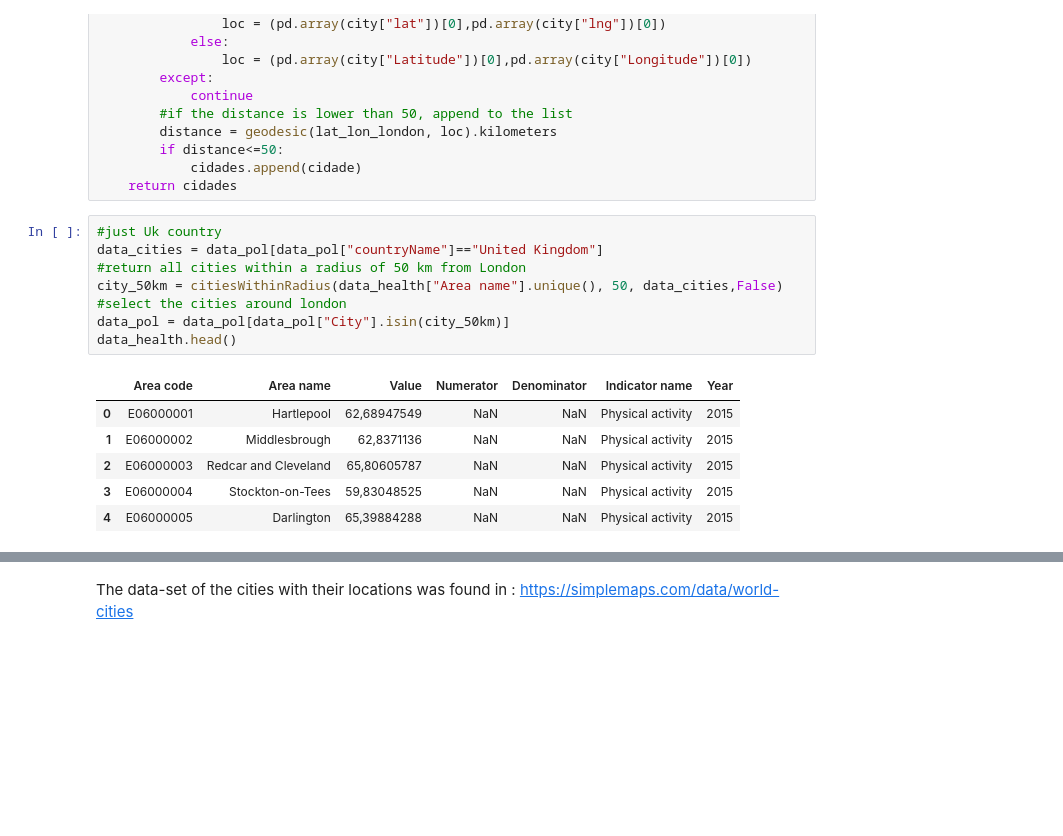
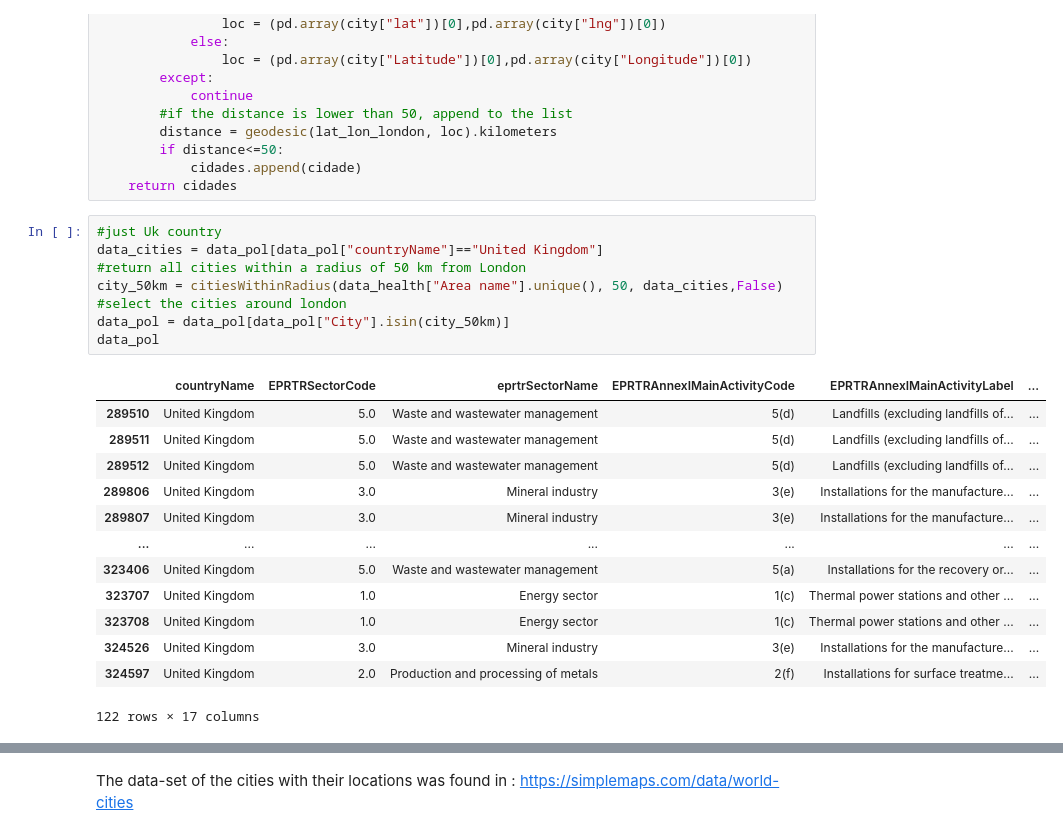
Before and after one commit to GuilhermeCasal/DataManagementFCD, a Jupyter notebook: env_analisys1.ipynb, the cells around one changed output, grey strips where cells are left out. Saved outputs shown, nothing was run; the diff lists cells and outputs as text; blank space fills up the shorter version.

```diff
--- a/env_analisys1.ipynb
+++ b/env_analisys1.ipynb
@@ -99,16 +102,23 @@ def citiesWithinRadius(cities,radius,data_cities,data_from_outside=True):
 # %%
 #just Uk country
 data_cities = data_pol[data_pol["countryName"]=="United Kingdom"]
 #return all cities within a radius of 50 km from London
 city_50km = citiesWithinRadius(data_health["Area name"].unique(), 50, data_cities,False)
 #select the cities around london
 data_pol = data_pol[data_pol["City"].isin(city_50km)]
-data_health.head()
+data_pol
 # %% [output]
-|  | Area code | Area name | Value | Numerator | Denominator | Indicator name | Year |
-| 0 | E06000001 | Hartlepool | 62,68947549 | NaN | NaN | Physical activity | 2015 |
-| 1 | E06000002 | Middlesbrough | 62,8371136 | NaN | NaN | Physical activity | 2015 |
-| 2 | E06000003 | Redcar and Cleveland | 65,80605787 | NaN | NaN | Physical activity | 2015 |
-| 3 | E06000004 | Stockton-on-Tees | 59,83048525 | NaN | NaN | Physical activity | 2015 |
-| 4 | E06000005 | Darlington | 65,39884288 | NaN | NaN | Physical activity | 2015 |
+|  | countryName | EPRTRSectorCode | eprtrSectorName | EPRTRAnnexIMainActivityCode | EPRTRAnnexIMainActivityLabel | ... |
+| 289510 | United Kingdom | 5.0 | Waste and wastewater management | 5(d) | Landfills (excluding landfills of... | ... |
+| 289511 | United Kingdom | 5.0 | Waste and wastewater management | 5(d) | Landfills (excluding landfills of... | ... |
+| 289512 | United Kingdom | 5.0 | Waste and wastewater management | 5(d) | Landfills (excluding landfills of... | ... |
+| 289806 | United Kingdom | 3.0 | Mineral industry | 3(e) | Installations for the manufacture... | ... |
+| 289807 | United Kingdom | 3.0 | Mineral industry | 3(e) | Installations for the manufacture... | ... |
+| ... | ... | ... | ... | ... | ... | ... |
+| 323406 | United Kingdom | 5.0 | Waste and wastewater management | 5(a) | Installations for the recovery or... | ... |
+| 323707 | United Kingdom | 1.0 | Energy sector | 1(c) | Thermal power stations and other ... | ... |
+| 323708 | United Kingdom | 1.0 | Energy sector | 1(c) | Thermal power stations and other ... | ... |
+| 324526 | United Kingdom | 3.0 | Mineral industry | 3(e) | Installations for the manufacture... | ... |
+| 324597 | United Kingdom | 2.0 | Production and processing of metals | 2(f) | Installations for surface treatme... | ... |
+122 rows × 17 columns
 # %%
```
Also changed, not shown: parts of 32 cells of this notebook.
